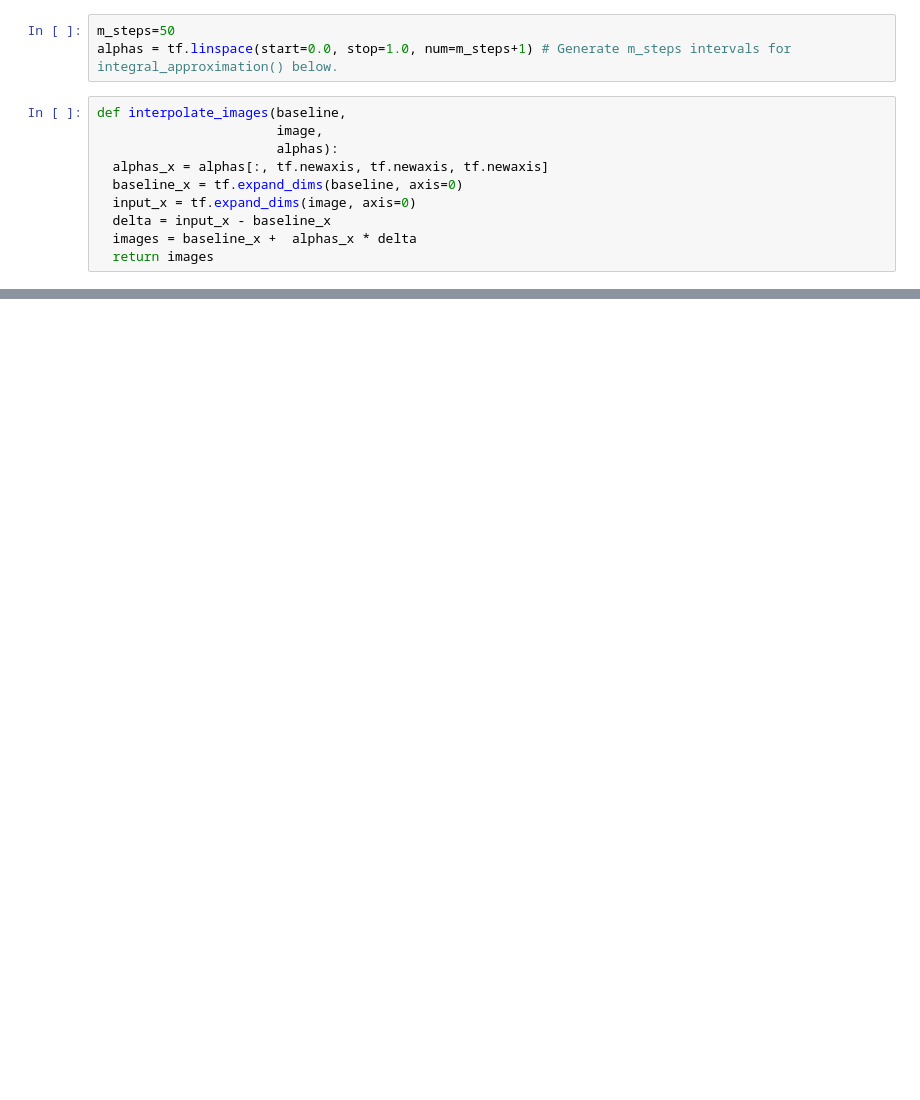
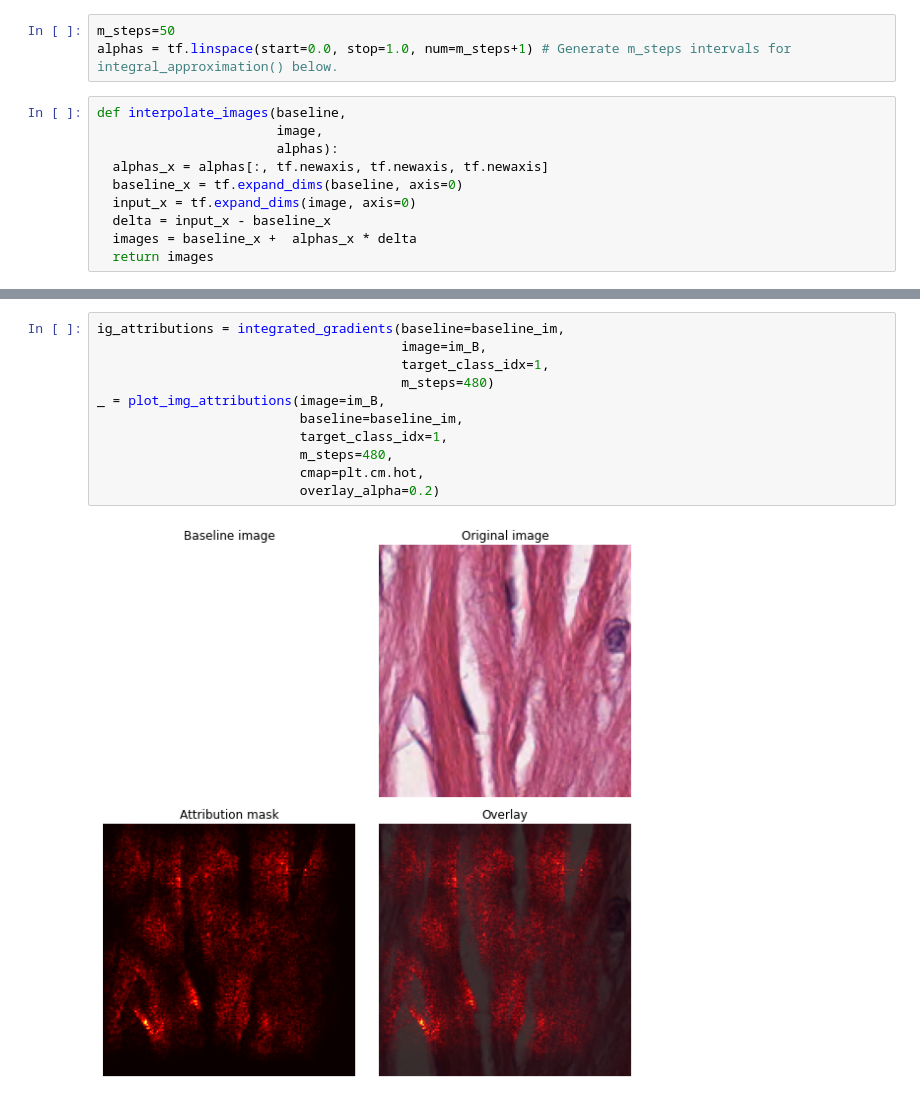
Before and after one commit to JoshDumo/histopathology, a Jupyter notebook: Onco_1.ipynb, the cells around one changed output, grey strips where cells are left out. Drawn from its saved outputs; the diff is of its cells as text; blank space fills up the shorter version.

```diff
--- a/Onco_1.ipynb
+++ b/Onco_1.ipynb
@@ -319,0 +486,13 @@ NameError: ignored
+# %%
+ig_attributions = integrated_gradients(baseline=baseline_im,
+                                       image=im_B,
+                                       target_class_idx=1,
+                                       m_steps=480)
+_ = plot_img_attributions(image=im_B,
+                          baseline=baseline_im,
+                          target_class_idx=1,
+                          m_steps=480,
+                          cmap=plt.cm.hot,
+                          overlay_alpha=0.2)
+# %% [output]
+[figure, added]
```
Also changed, not shown: parts of 30 cells of this notebook.
